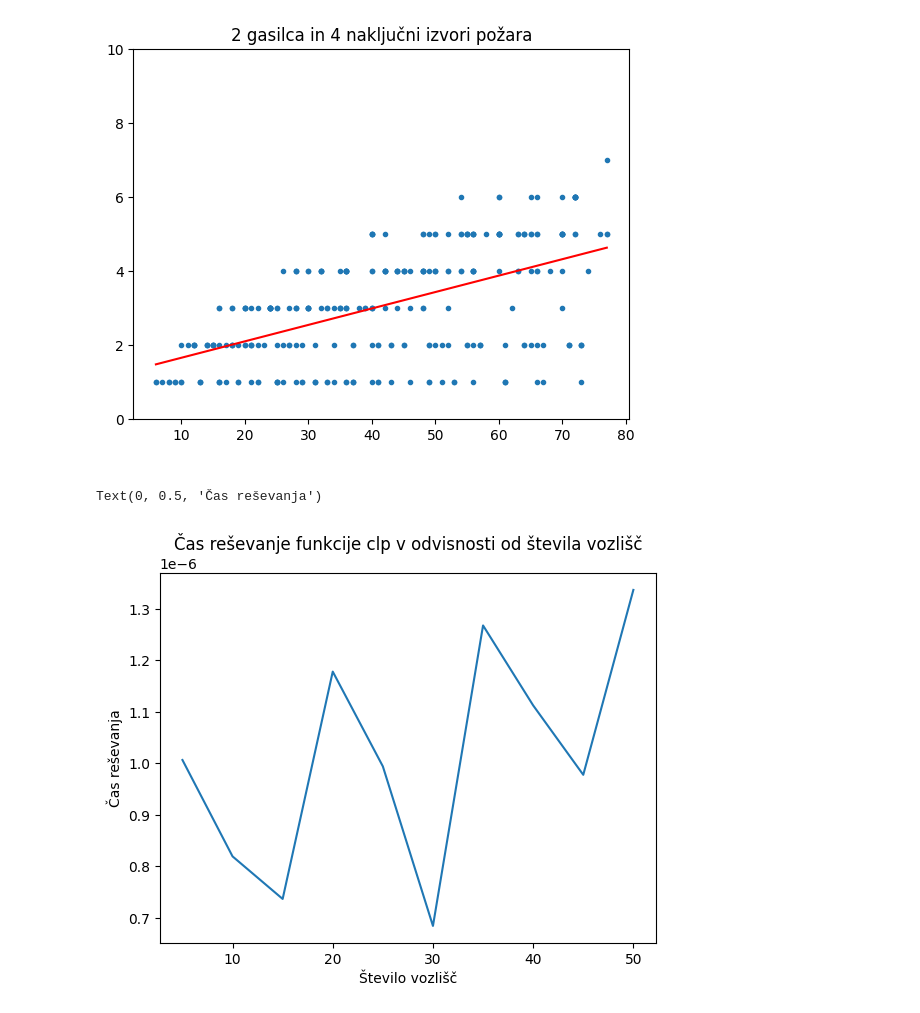
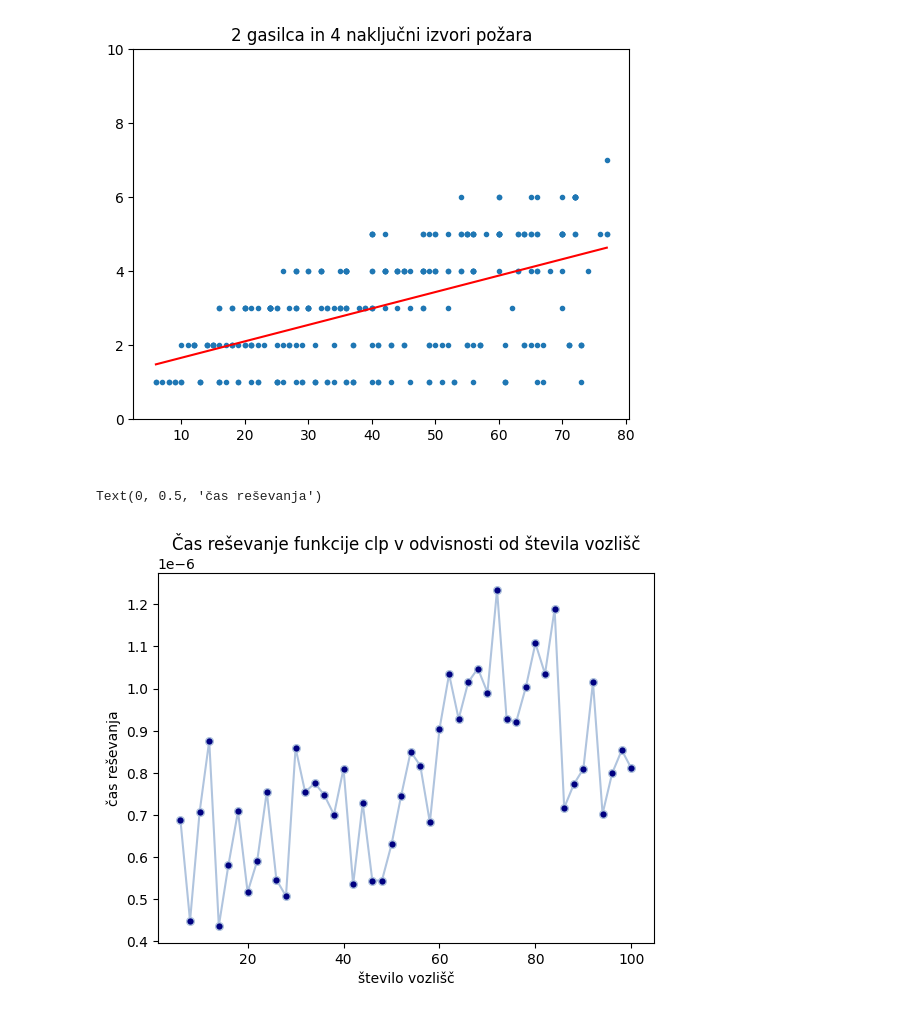
Before and after one commit to karolina-sa/Projekt-The-firefighter-problem, a Jupyter notebook: vizualizacija.ipynb, the cells around one changed output. Drawn from its saved outputs; the diff is of its cells as text; code cells hidden in the pictures.

```diff
--- a/vizualizacija.ipynb
+++ b/vizualizacija.ipynb
@@ -165,11 +165,15 @@ plot_2_4.set_ylim(0,10)
 # %%
 cas = pd.read_csv(os.path.join('cas.csv'))
 cas_plot = cas.plot(x = 'st_vozlisc',
                     y = 'cas',
+                    style='.-',
+                    color = 'lightsteelblue',
+                    markevery=1, marker='o', markerfacecolor='navy',markersize = 5.5,
                     legend = False,
-                    title = "Čas reševanje funkcije clp v odvisnosti od števila vozlišč")
-cas_plot.set_xlabel("Število vozlišč")
-cas_plot.set_ylabel("Čas reševanja")
+                    title = "Čas reševanje funkcije clp v odvisnosti od števila vozlišč"
+                    )
+cas_plot.set_xlabel("število vozlišč")
+cas_plot.set_ylabel("čas reševanja")
 # %% [output]
-Text(0, 0.5, 'Čas reševanja')
+Text(0, 0.5, 'čas reševanja')
-[figure, old version]
+[figure, new version]
```
Also changed, not shown: 12 other files.
